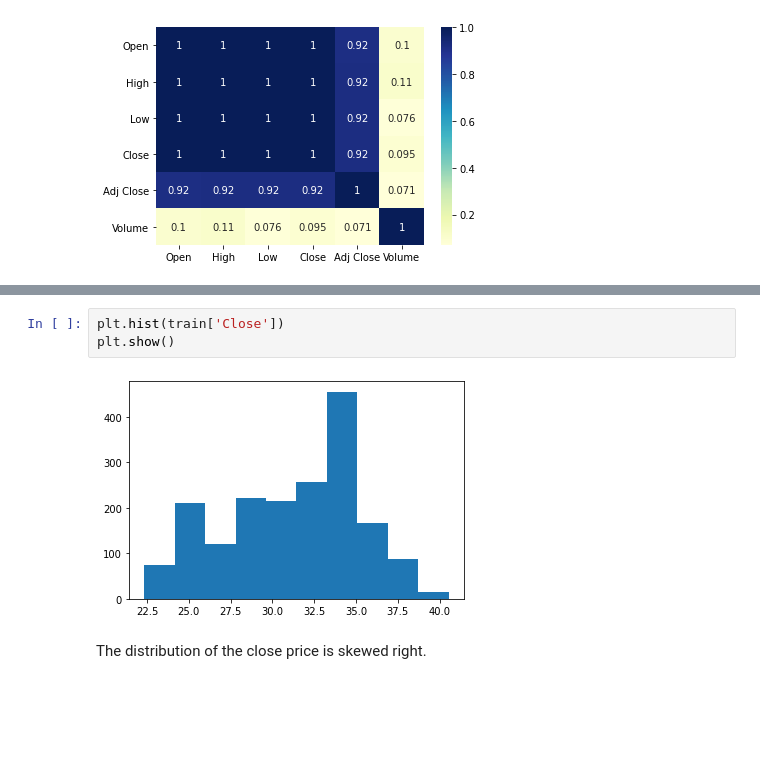
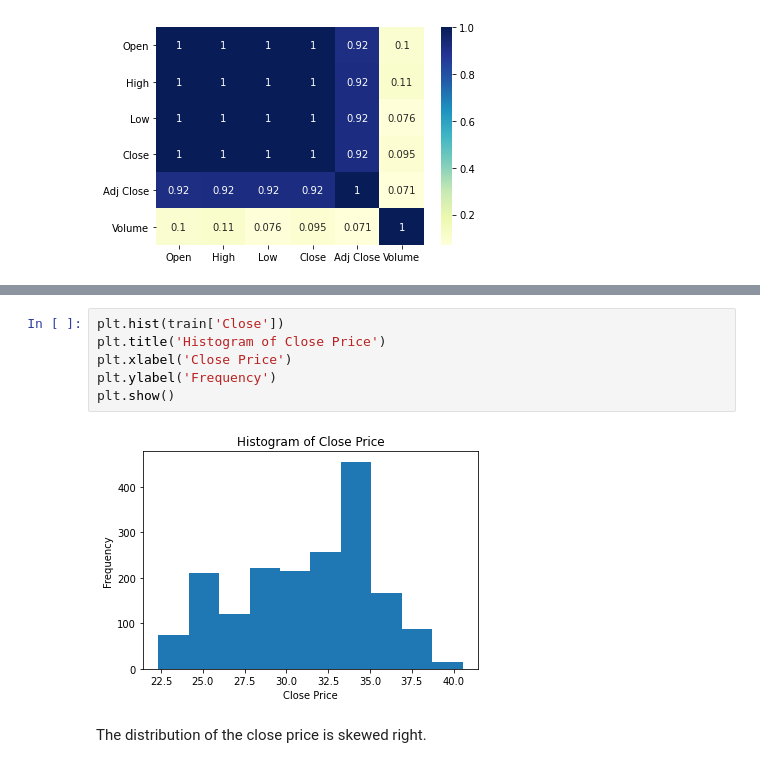
Before and after one commit to melaniaczobit/Predicting-AstraZeneca-Stock-Movement, a Jupyter notebook: AstraZeneca_Stock_Prices.ipynb, the cells around one changed output, grey strips where cells are left out. Cells and saved outputs as stored; diff of their text form; blank space fills up the shorter version.

Commit message:
labelled visualizations

```diff
--- a/AstraZeneca_Stock_Prices.ipynb
+++ b/AstraZeneca_Stock_Prices.ipynb
@@ -209,8 +223,11 @@ train.boxplot('Volume')
 # %%
 plt.hist(train['Close'])
+plt.title('Histogram of Close Price')
+plt.xlabel('Close Price')
+plt.ylabel('Frequency')
 plt.show()
 # %% [output]
-[figure, old version]
+[figure, new version]
 # %% [markdown]
 The distribution of the close price is skewed right.
 # %% [markdown]
```
Also changed, not shown: parts of 6 cells of this notebook.
